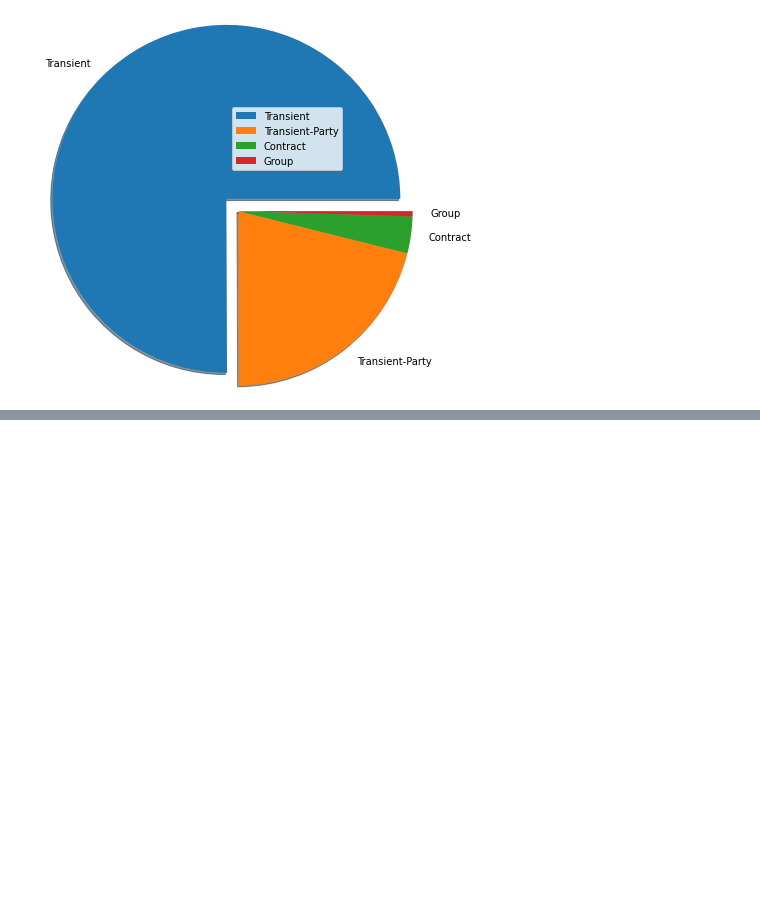
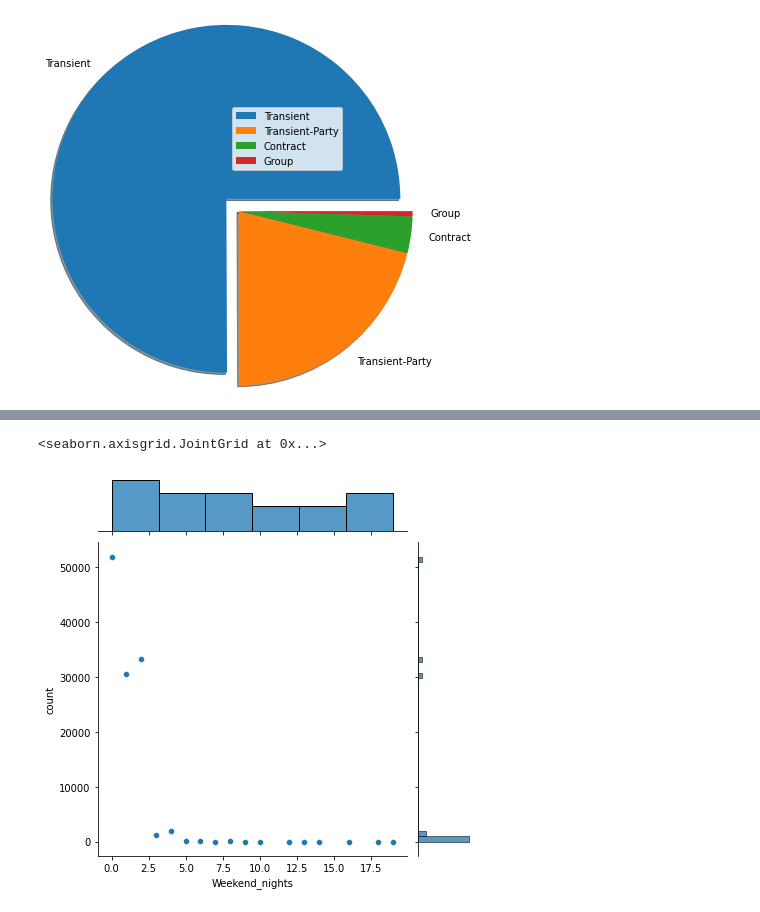
Before and after one commit to smkmohsin/hotel-booking-data-analysis, a Jupyter notebook: Hotel_Booking_Analysis_Sheikh_Mohsin_Kader.ipynb, the cells around one changed output, grey strips where cells are left out. Cells and saved outputs as stored; diff of their text form; code cells hidden in the pictures; blank space fills up the shorter version.

```diff
--- a/Hotel_Booking_Analysis_Sheikh_Mohsin_Kader.ipynb
+++ b/Hotel_Booking_Analysis_Sheikh_Mohsin_Kader.ipynb
@@ -241,0 +460,3 @@ TypeError: ignored
+# %%
+weekend_nights_count_df = booking_df[['stays_in_weekend_nights']].value_counts().reset_index().rename(columns={'stays_in_weekend_nights': 'Weekend_nights', 0:'count'})
+weekend_nights_count_df.head()
@@ -241,0 +472,2 @@ TypeError: ignored
+# %%
+weekend_nights_count_df.set_index('Weekend_nights', inplace=True)
@@ -241,0 +496,5 @@ TypeError: ignored
+# %%
+sns.jointplot(x='Weekend_nights',y='count',data= weekend_nights_count_df)
+# %% [output]
+<seaborn.axisgrid.JointGrid at 0x...>
+[figure, added]
```
Also changed, not shown: parts of 50 cells of this notebook.
